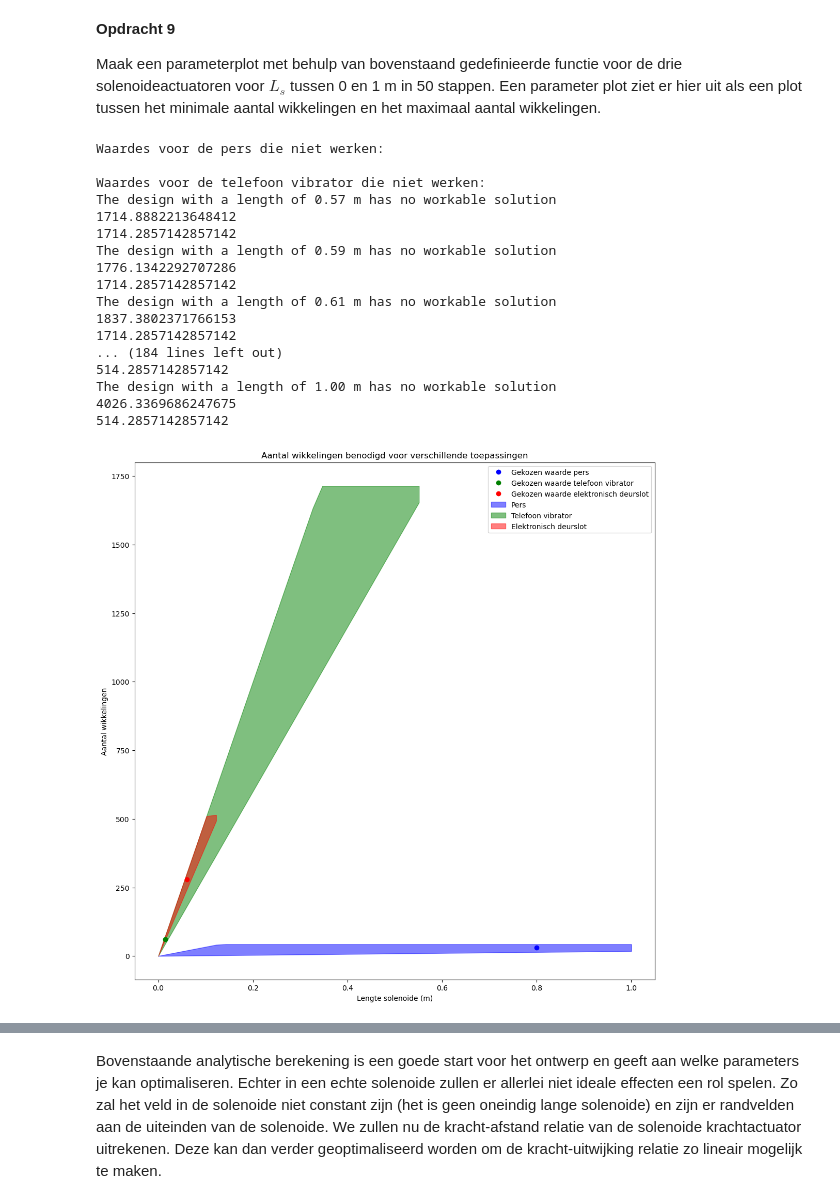
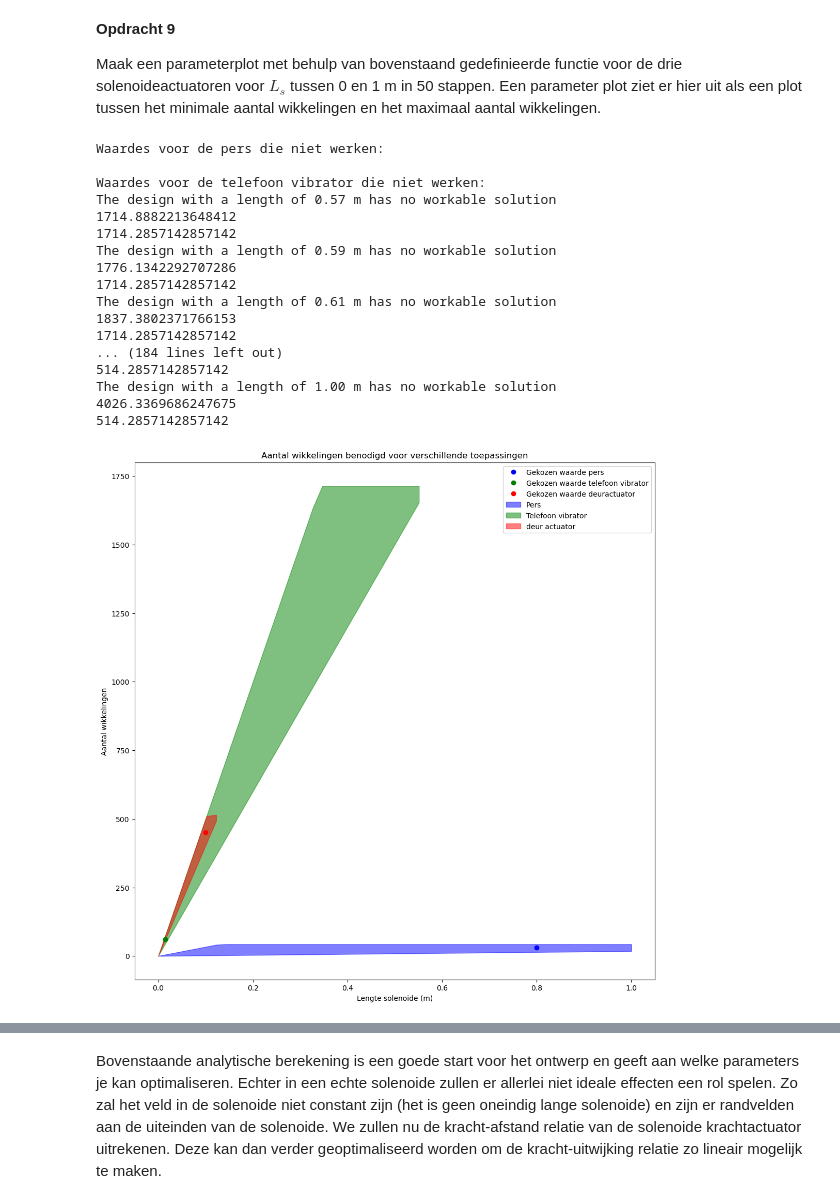
Before and after one commit to AragonMvD/opdrachten-DEF-Day, a Jupyter notebook: 2KrachtactuatorOpdracht/2KrachtactuatorOpdracht/KrachtactuatorOpdracht.ipynb, the cells around one changed output, grey strips where cells are left out. Cells and saved outputs as stored; diff of their text form; code cells hidden in the pictures.

```diff
--- a/2KrachtactuatorOpdracht/2KrachtactuatorOpdracht/KrachtactuatorOpdracht.ipynb
+++ b/2KrachtactuatorOpdracht/2KrachtactuatorOpdracht/KrachtactuatorOpdracht.ipynb
@@ -280,36 +280,36 @@ for i in range(len(L_solonoide)):
 print()
 
 plt.figure(figsize=(13,13))
 plt.plot(0.8,30,'bo', label="Gekozen waarde pers")
 plt.plot(0.015,60,'go', label="Gekozen waarde telefoon vibrator")
-plt.plot(0.06,280,'ro', label="Gekozen waarde elektronisch deurslot")
+plt.plot(0.1,450,'ro', label="Gekozen waarde deuractuator")
 plt.fill_between(L_solonoide,N_min1, N_max1, color = "b", alpha=0.5, label='Pers')
 plt.fill_between(L_solonoide,N_min2, N_max2,color = "g", alpha=0.5, label='Telefoon vibrator')
-plt.fill_between(L_solonoide,N_min3, N_max3,color = "r", alpha=0.5, label='Elektronisch deurslot')
+plt.fill_between(L_solonoide,N_min3, N_max3,color = "r", alpha=0.5, label='deur actuator')
 plt.xlabel("Lengte solenoide (m)")
 plt.ylabel("Aantal wikkelingen")
 plt.title("Aantal wikkelingen benodigd voor verschillende toepassingen")
 plt.legend()
 plt.show()
 # %% [output]
 Waardes voor de pers die niet werken:
 
 Waardes voor de telefoon vibrator die niet werken:
 The design with a length of 0.57 m has no workable solution
 1714.8882213648412
 1714.2857142857142
 The design with a length of 0.59 m has no workable solution
 1776.1342292707286
 1714.2857142857142
 The design with a length of 0.61 m has no workable solution
 1837.3802371766153
 1714.2857142857142
 ... (184 lines left out)
 514.2857142857142
 The design with a length of 1.00 m has no workable solution
 4026.3369686247675
 514.2857142857142
-[figure, old version]
+[figure, new version]
 # %% [markdown]
 **Opdracht 10**
 
```
Also changed, not shown: parts of 13 cells of this notebook.
